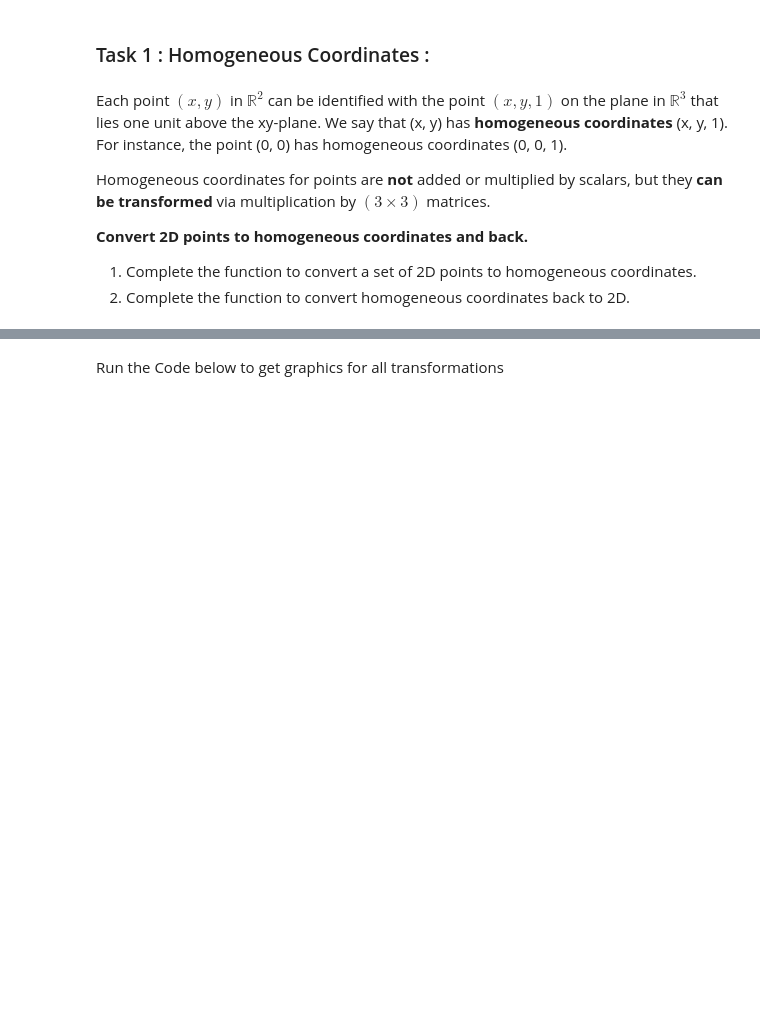
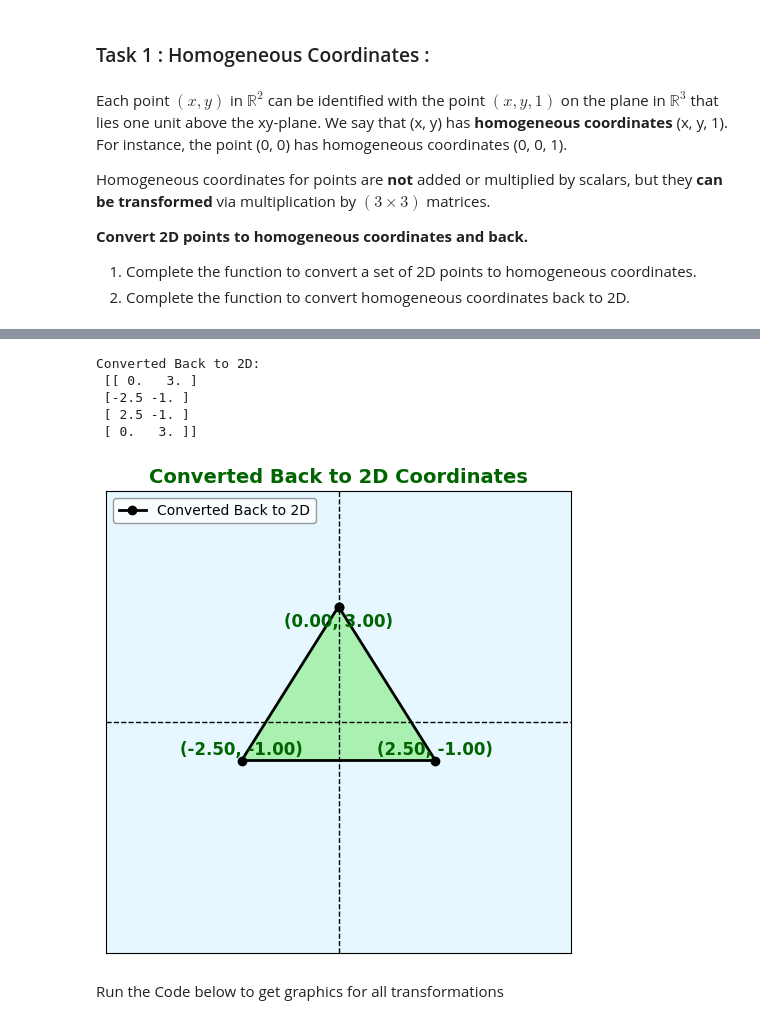
Before and after one commit to jaronbarrettCU/CSCI-2820-Group-Project, a Jupyter notebook: Computer_Graphics_Project (1).ipynb, the cells around one changed output, grey strips where cells are left out. Drawn from its saved outputs; the diff is of its cells as text; code cells hidden in the pictures; blank space fills up the shorter version.

```diff
--- a/Computer_Graphics_Project (1).ipynb
+++ b/Computer_Graphics_Project (1).ipynb
@@ -169,20 +171,27 @@ points_2d = np.array([
 def to_homogeneous(points):
 
     """Convert Nx2 array of points to Nx3 homogeneous coordinates."""
- # Code Solution here
+    # Code Solution here
 
+    rows = points.shape[0]
+    ones_col = np.ones((rows, 1)) # create column of ones
+    points_hom = np.hstack((points, ones_col)) #append column of ones to the points array
+    return points_hom
 
+"""
+    rows = points.shape[0]
 
+    points_hom = np.zeros((rows, 3))
 
+    for i in range(rows):
+        points_hom[i] = np.array([[points[i, 0], points[i, 1], 1]])
 
-
-
-
+    return points_hom
+"""
 
 #Do not change the code below
 
 points_hom = to_homogeneous(points_2d)
-
-print("Homogeneous Points:\n", points_hom)
+print("Homogeneous Points:\n", points_hom, '\n')
 # %% [output]
 Homogeneous Points:
@@ -214,18 +226,26 @@ NotImplementedError: You need to write the return statement in the to_homogeneou
 # %%
 # TODO: Define function to convert homogeneous coordinates back to 2D
 def from_homogeneous(h_points):
     """Convert Nx3 homogeneous points back to Nx2 Cartesian coordinates."""
+     # Code Solution here
 
-
-     # Code Solution here
+    points_2d_again = h_points[:, :2] #slice off third column
+    return points_2d_again
 
 
 
 # Do no touch the code below
 points_2d_again = from_homogeneous(points_hom)
 
 print("Converted Back to 2D:\n", points_2d_again)
 plot_2d_conversion(points_2d_again)
+# %% [output]
+Converted Back to 2D:
+ [[ 0.   3. ]
+ [-2.5 -1. ]
+ [ 2.5 -1. ]
+ [ 0.   3. ]]
+[figure, added]
 # %% [markdown]
 Run the Code below to get graphics for all transformations
 # %% [markdown]
```
Also changed, not shown: parts of 4 cells of this notebook.
